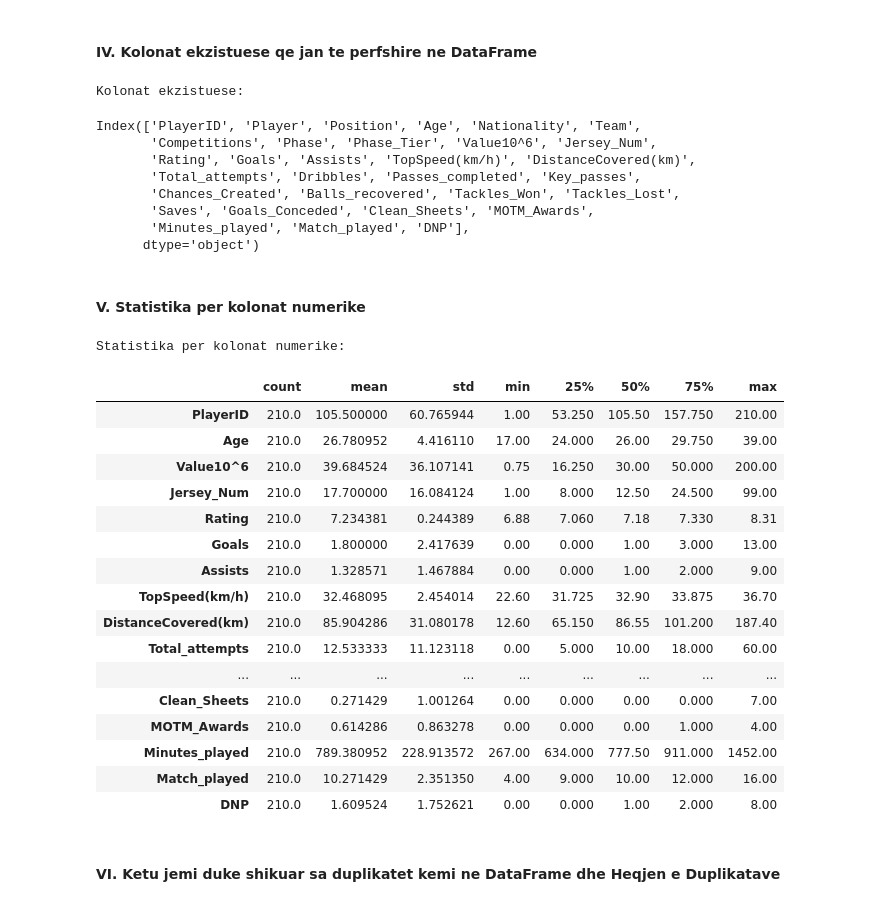
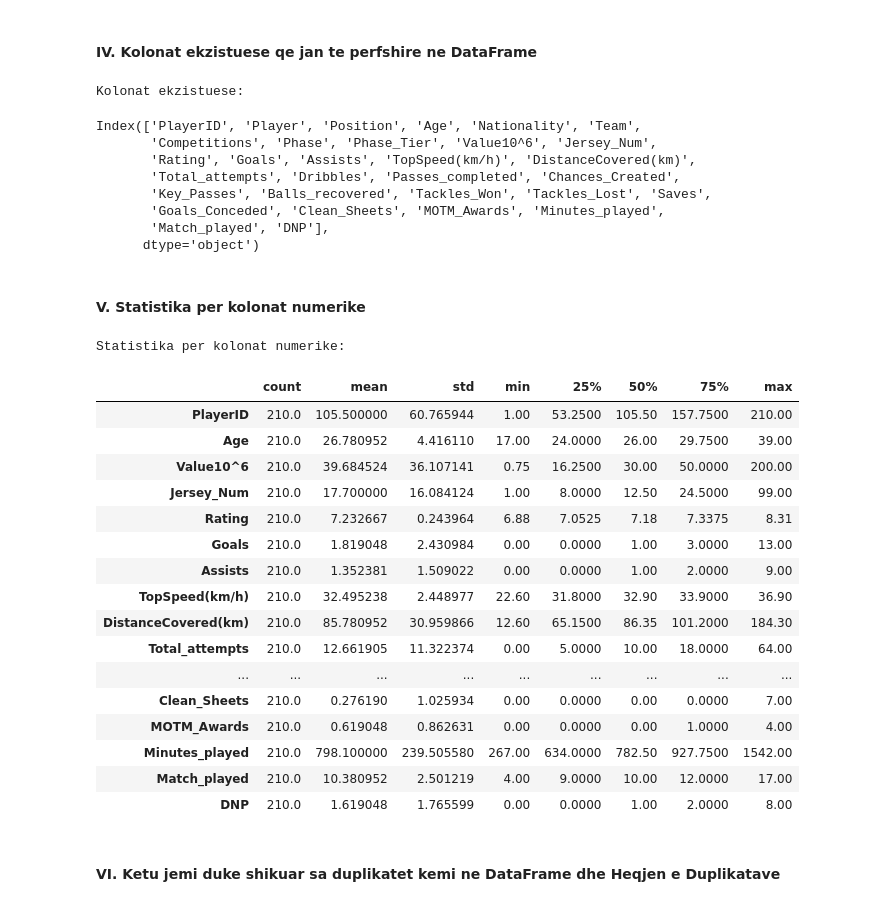
Before and after one commit to ArberKuqi/PythonDataScience_Project, a Jupyter notebook: ChampionsData/01-data_cleaning_loading.ipynb, the cells around one changed output. Cells and saved outputs as stored; diff of their text form; code cells hidden in the pictures.

Commit message:
Kemi ndryshuar file 01-data_cleaning_loading

```diff
--- a/ChampionsData/01-data_cleaning_loading.ipynb
+++ b/ChampionsData/01-data_cleaning_loading.ipynb
@@ -7,5 +7,5 @@ import datetime
 # %% [markdown]
 #### I. Leximi i te dhenave ose keti **Dataframe**
 # %%
-ftg = pd.read_excel('UCL_playerstats_.xlsx')
+ucl = pd.read_excel('UCL_playerstats_Original.xlsx')
 # %%
@@ -65,41 +65,41 @@ memory usage: 51.0+ KB
 #### IV. Kolonat ekzistuese qe jan te perfshire ne DataFrame
 # %%
 print("Kolonat ekzistuese:")
-ftg.columns
+ucl.columns
 # %% [output]
 Kolonat ekzistuese:
 Index(['PlayerID', 'Player', 'Position', 'Age', 'Nationality', 'Team',
        'Competitions', 'Phase', 'Phase_Tier', 'Value10^6', 'Jersey_Num',
        'Rating', 'Goals', 'Assists', 'TopSpeed(km/h)', 'DistanceCovered(km)',
-       'Total_attempts', 'Dribbles', 'Passes_completed', 'Key_passes',
-       'Chances_Created', 'Balls_recovered', 'Tackles_Won', 'Tackles_Lost',
-       'Saves', 'Goals_Conceded', 'Clean_Sheets', 'MOTM_Awards',
-       'Minutes_played', 'Match_played', 'DNP'],
+       'Total_attempts', 'Dribbles', 'Passes_completed', 'Chances_Created',
+       'Key_Passes', 'Balls_recovered', 'Tackles_Won', 'Tackles_Lost', 'Saves',
+       'Goals_Conceded', 'Clean_Sheets', 'MOTM_Awards', 'Minutes_played',
+       'Match_played', 'DNP'],
       dtype='object')
 # %% [markdown]
 #### V. Statistika per kolonat numerike
 # %%
 print("\nStatistika per kolonat numerike:")
-ftg.describe().transpose()
+ucl.describe().transpose()
 # %% [output]
 Statistika per kolonat numerike:
 |  | count | mean | std | min | 25% | 50% | 75% | max |
-| PlayerID | 210.0 | 105.500000 | 60.765944 | 1.00 | 53.250 | 105.50 | 157.750 | 210.00 |
-| Age | 210.0 | 26.780952 | 4.416110 | 17.00 | 24.000 | 26.00 | 29.750 | 39.00 |
-| Value10^6 | 210.0 | 39.684524 | 36.107141 | 0.75 | 16.250 | 30.00 | 50.000 | 200.00 |
-| Jersey_Num | 210.0 | 17.700000 | 16.084124 | 1.00 | 8.000 | 12.50 | 24.500 | 99.00 |
-| Rating | 210.0 | 7.234381 | 0.244389 | 6.88 | 7.060 | 7.18 | 7.330 | 8.31 |
-| Goals | 210.0 | 1.800000 | 2.417639 | 0.00 | 0.000 | 1.00 | 3.000 | 13.00 |
-| Assists | 210.0 | 1.328571 | 1.467884 | 0.00 | 0.000 | 1.00 | 2.000 | 9.00 |
-| TopSpeed(km/h) | 210.0 | 32.468095 | 2.454014 | 22.60 | 31.725 | 32.90 | 33.875 | 36.70 |
-| DistanceCovered(km) | 210.0 | 85.904286 | 31.080178 | 12.60 | 65.150 | 86.55 | 101.200 | 187.40 |
-| Total_attempts | 210.0 | 12.533333 | 11.123118 | 0.00 | 5.000 | 10.00 | 18.000 | 60.00 |
+| PlayerID | 210.0 | 105.500000 | 60.765944 | 1.00 | 53.2500 | 105.50 | 157.7500 | 210.00 |
+| Age | 210.0 | 26.780952 | 4.416110 | 17.00 | 24.0000 | 26.00 | 29.7500 | 39.00 |
+| Value10^6 | 210.0 | 39.684524 | 36.107141 | 0.75 | 16.2500 | 30.00 | 50.0000 | 200.00 |
+| Jersey_Num | 210.0 | 17.700000 | 16.084124 | 1.00 | 8.0000 | 12.50 | 24.5000 | 99.00 |
+| Rating | 210.0 | 7.232667 | 0.243964 | 6.88 | 7.0525 | 7.18 | 7.3375 | 8.31 |
+| Goals | 210.0 | 1.819048 | 2.430984 | 0.00 | 0.0000 | 1.00 | 3.0000 | 13.00 |
+| Assists | 210.0 | 1.352381 | 1.509022 | 0.00 | 0.0000 | 1.00 | 2.0000 | 9.00 |
+| TopSpeed(km/h) | 210.0 | 32.495238 | 2.448977 | 22.60 | 31.8000 | 32.90 | 33.9000 | 36.90 |
+| DistanceCovered(km) | 210.0 | 85.780952 | 30.959866 | 12.60 | 65.1500 | 86.35 | 101.2000 | 184.30 |
+| Total_attempts | 210.0 | 12.661905 | 11.322374 | 0.00 | 5.0000 | 10.00 | 18.0000 | 64.00 |
 | ... | ... | ... | ... | ... | ... | ... | ... | ... |
-| Clean_Sheets | 210.0 | 0.271429 | 1.001264 | 0.00 | 0.000 | 0.00 | 0.000 | 7.00 |
-| MOTM_Awards | 210.0 | 0.614286 | 0.863278 | 0.00 | 0.000 | 0.00 | 1.000 | 4.00 |
-| Minutes_played | 210.0 | 789.380952 | 228.913572 | 267.00 | 634.000 | 777.50 | 911.000 | 1452.00 |
-| Match_played | 210.0 | 10.271429 | 2.351350 | 4.00 | 9.000 | 10.00 | 12.000 | 16.00 |
-| DNP | 210.0 | 1.609524 | 1.752621 | 0.00 | 0.000 | 1.00 | 2.000 | 8.00 |
+| Clean_Sheets | 210.0 | 0.276190 | 1.025934 | 0.00 | 0.0000 | 0.00 | 0.0000 | 7.00 |
+| MOTM_Awards | 210.0 | 0.619048 | 0.862631 | 0.00 | 0.0000 | 0.00 | 1.0000 | 4.00 |
+| Minutes_played | 210.0 | 798.100000 | 239.505580 | 267.00 | 634.0000 | 782.50 | 927.7500 | 1542.00 |
+| Match_played | 210.0 | 10.380952 | 2.501219 | 4.00 | 9.0000 | 10.00 | 12.0000 | 17.00 |
+| DNP | 210.0 | 1.619048 | 1.765599 | 0.00 | 0.0000 | 1.00 | 2.0000 | 8.00 |
 # %% [markdown]
 #### VI. Ketu jemi duke shikuar sa duplikatet kemi ne DataFrame dhe Heqjen e Duplikatave
 # %%
```
Also changed, not shown: parts of 11 cells of this notebook.
